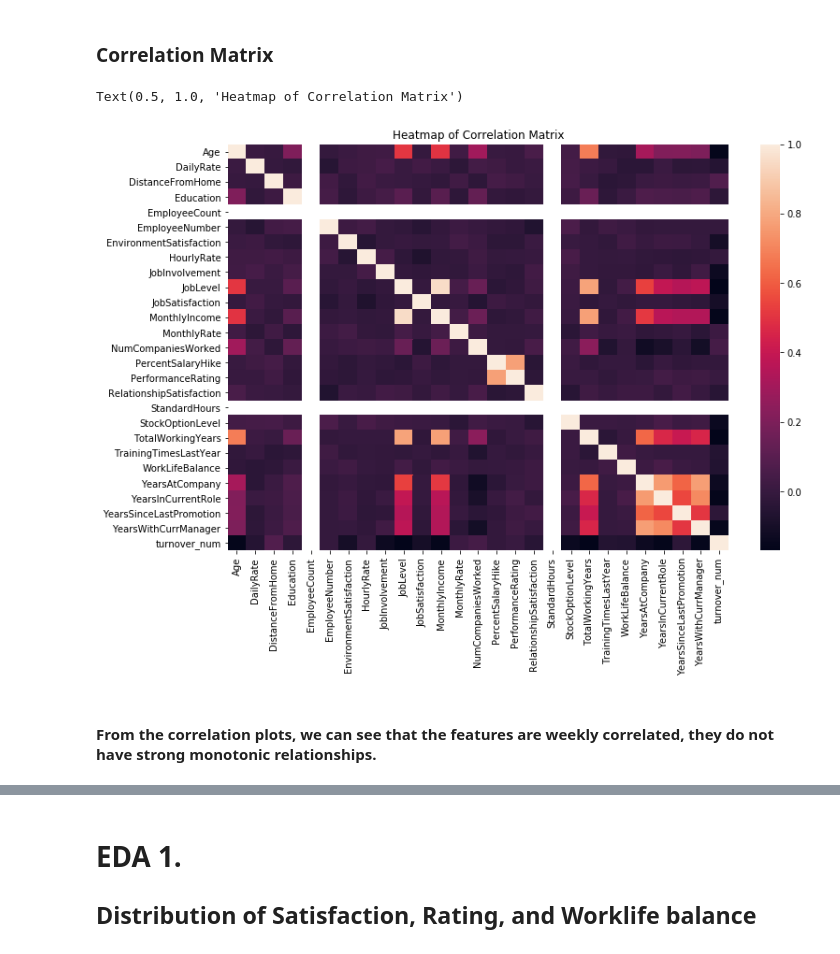
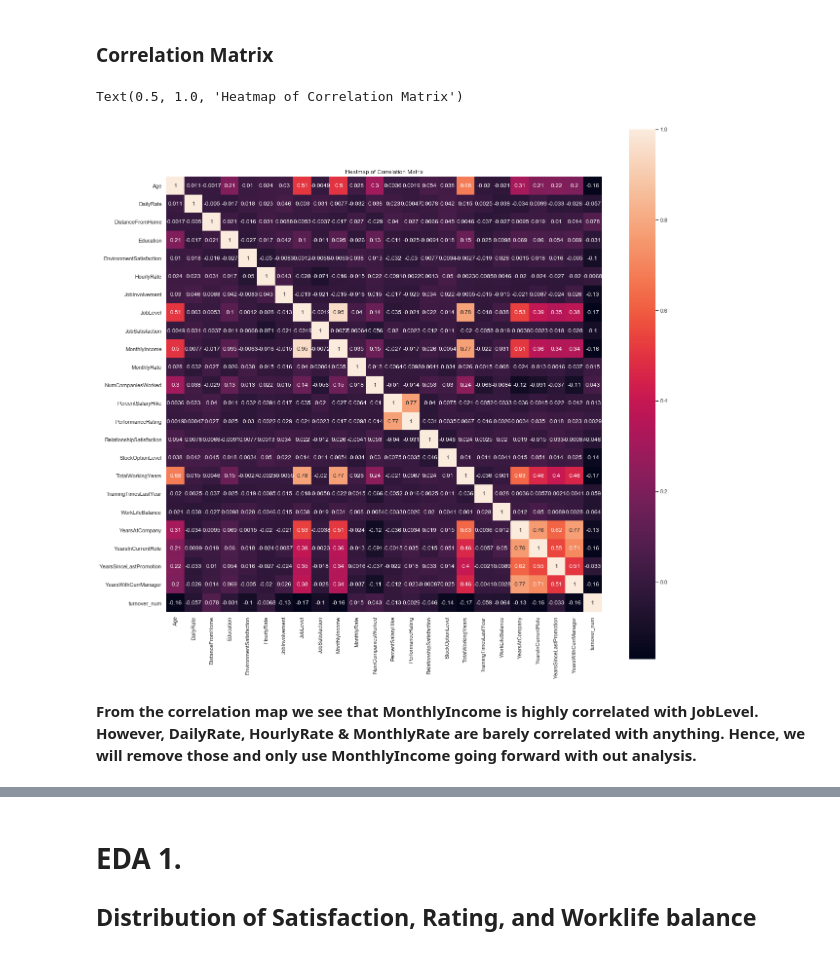
Before and after one commit to chhaviarora95/hranalytics, a Jupyter notebook: HR-Project.ipynb, the cells around one changed output, grey strips where cells are left out. Cells and saved outputs as stored; diff of their text form; code cells hidden in the pictures.

```diff
--- a/HR-Project.ipynb
+++ b/HR-Project.ipynb
@@ -249,0 +259,9 @@ dtype: object
+# %%
+df = train_df.copy()
+# %%
+#check for column values and remove the columns which have only one data level.
+tem = []
+for col in df.columns:
+    if len(df[col].unique()) == 1:
+        tem.append(col)
+        df.drop(col, inplace = True, axis = 1)
@@ -249,0 +281,3 @@ dtype: object
+# %%
+#drop EmployeeNumber
+df.drop('EmployeeNumber', inplace = True, axis = 1)
@@ -345,20 +354,20 @@ train_df[train_df['turnover'] == 'No'].head()
 target_map = {'Yes' : 1, 'No': 0}
 
 #create a numerical column for turnover to understand the correlation between the features
-train_df['turnover_num'] = train_df['turnover'].apply(lambda x: target_map[x])
+df['turnover_num'] = df['turnover'].apply(lambda x: target_map[x])
 # %% [markdown]
 <a id='correlation_matrix'></a>
 ### Correlation Matrix
 # %%
 # Create a correlation matrix. What features correlate the most with turnover?
-corr = train_df.corr()
-plt.figure(figsize =(12,8))
+corr = df.corr()
+f, ax = plt.subplots(figsize =(20,20))
 sns.heatmap(corr,
             xticklabels=corr.columns.values,
-            yticklabels=corr.columns.values)
+            yticklabels=corr.columns.values, square = True, ax = ax, annot = True)
 plt.title('Heatmap of Correlation Matrix')
 # %% [output]
 Text(0.5, 1.0, 'Heatmap of Correlation Matrix')
-[figure, old version]
+[figure, new version]
-# %% [markdown]
-#### From the correlation plots, we can see that the features are weekly correlated, they do not have strong monotonic relationships.
+# %% [markdown]
+**From the correlation map we see that MonthlyIncome is highly correlated with JobLevel. However, DailyRate, HourlyRate & MonthlyRate are barely correlated with anything. Hence, we will remove those and only use MonthlyIncome going forward with out analysis.**
```
Also changed, not shown: parts of 121 cells of this notebook.
